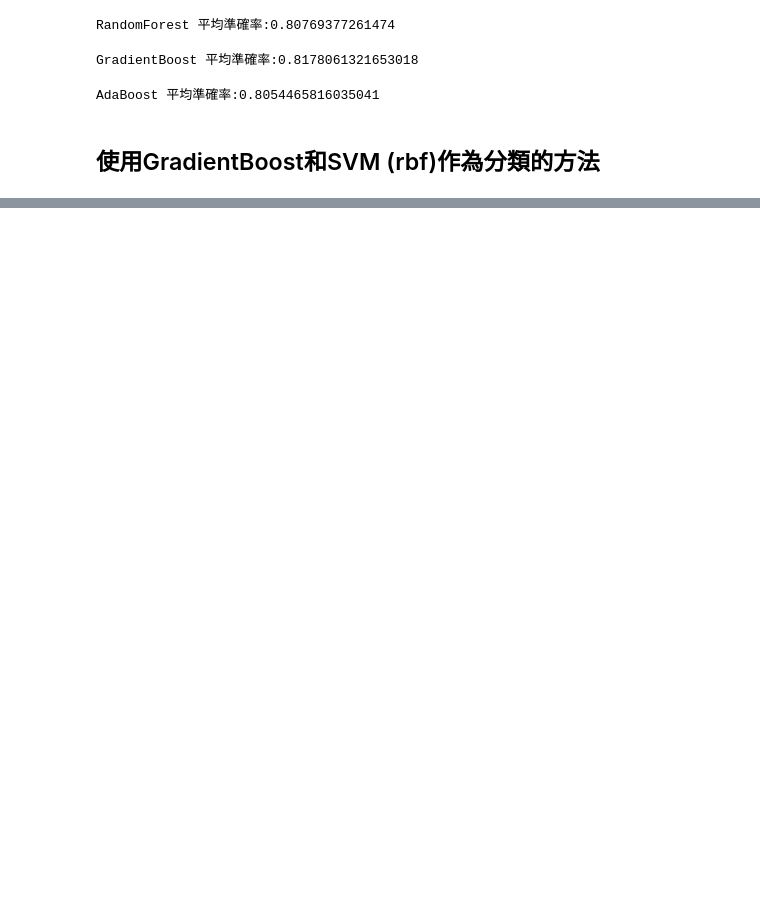
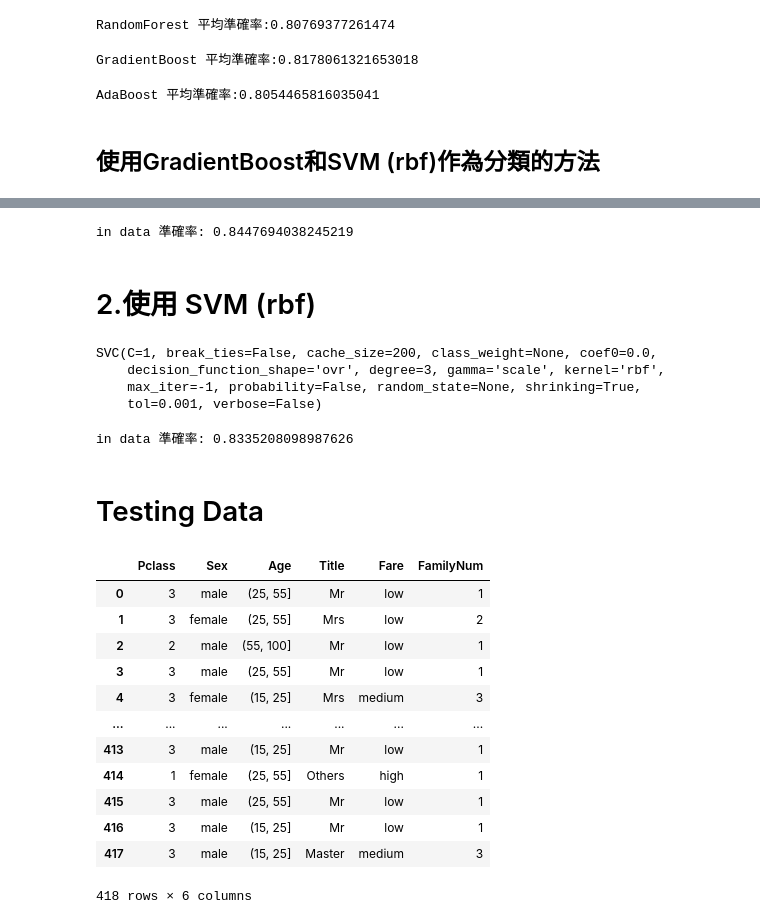
Before and after one commit to highsunday/Kaggle-, a Jupyter notebook: Titanic/titanic predict3.ipynb, the cells around one changed output, grey strips where cells are left out. Cells and saved outputs as stored; diff of their text form; code cells hidden in the pictures; blank space fills up the shorter version.

```diff
--- a/Titanic/titanic predict3.ipynb
+++ b/Titanic/titanic predict3.ipynb
@@ -318,0 +321,15 @@ AdaBoost 平均準確率:0.8054465816035041
+# %%
+Title_Dictionary = {
+    "Mme": "Mrs",
+    "Mlle": "Miss",
+    "Ms": "Mrs",
+    "Mr" : "Mr",
+    "Mrs" : "Mrs",
+    "Miss" : "Miss",
+    "Master" : "Master",
+}
+def alterTitle(x):
+    if x in Title_Dictionary:
+        return Title_Dictionary[x]
+    else:
+        return 'Others'
@@ -318,0 +439,39 @@ AdaBoost 平均準確率:0.8054465816035041
+# %%
+print('in data 準確率:',model1.score(X_train,y_train))
+# %% [output]
+in data 準確率: 0.8447694038245219
+# %% [markdown]
+# 2.使用 SVM (rbf)
+# %%
+model2 = svm.SVC(kernel='rbf', C=1)
+model2.fit(X_train, y_train)
+# %% [output]
+SVC(C=1, break_ties=False, cache_size=200, class_weight=None, coef0=0.0,
+    decision_function_shape='ovr', degree=3, gamma='scale', kernel='rbf',
+    max_iter=-1, probability=False, random_state=None, shrinking=True,
+    tol=0.001, verbose=False)
+# %%
+print('in data 準確率:',model2.score(X_train,y_train))
+# %% [output]
+in data 準確率: 0.8335208098987626
+# %% [markdown]
+# Testing Data
+# %%
+Data_test_orignal=pd.read_csv('./titanic/test.csv')
+Data_test=Data_test_orignal.copy()
+Data_test=preprocess(Data_test,0)
+Data_test
+# %% [output]
+|  | Pclass | Sex | Age | Title | Fare | FamilyNum |
+| 0 | 3 | male | (25, 55] | Mr | low | 1 |
+| 1 | 3 | female | (25, 55] | Mrs | low | 2 |
+| 2 | 2 | male | (55, 100] | Mr | low | 1 |
+| 3 | 3 | male | (25, 55] | Mr | low | 1 |
+| 4 | 3 | female | (15, 25] | Mrs | medium | 3 |
+| ... | ... | ... | ... | ... | ... | ... |
+| 413 | 3 | male | (15, 25] | Mr | low | 1 |
+| 414 | 1 | female | (25, 55] | Others | high | 1 |
+| 415 | 3 | male | (25, 55] | Mr | low | 1 |
+| 416 | 3 | male | (15, 25] | Mr | low | 1 |
+| 417 | 3 | male | (15, 25] | Master | medium | 3 |
+418 rows × 6 columns
```
Also changed, not shown: parts of 24 cells of this notebook.
